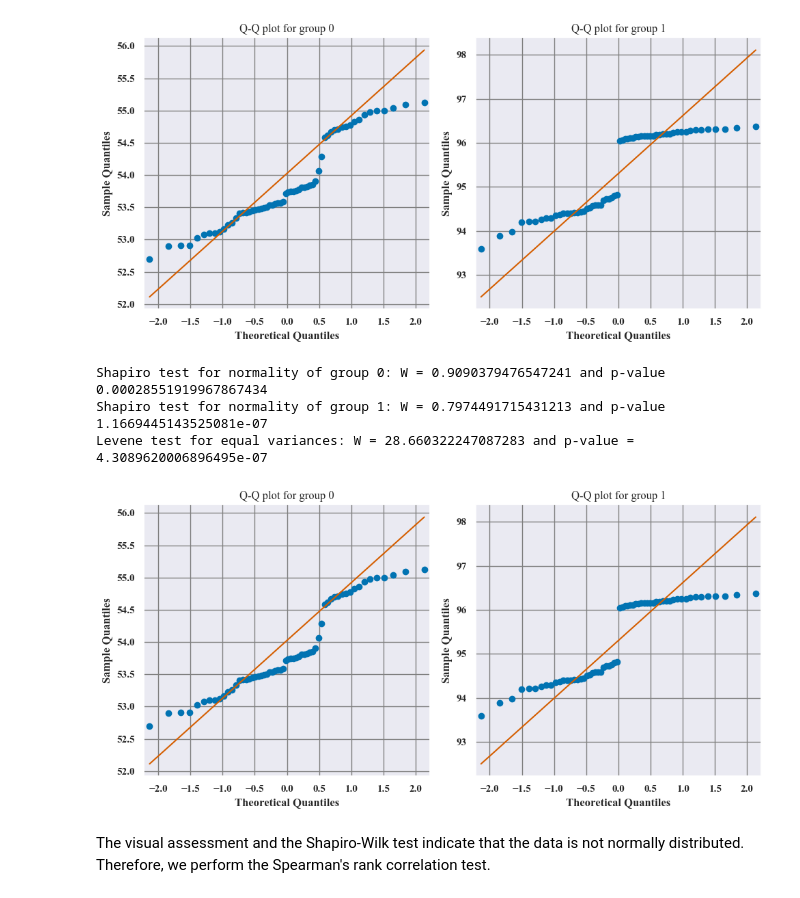
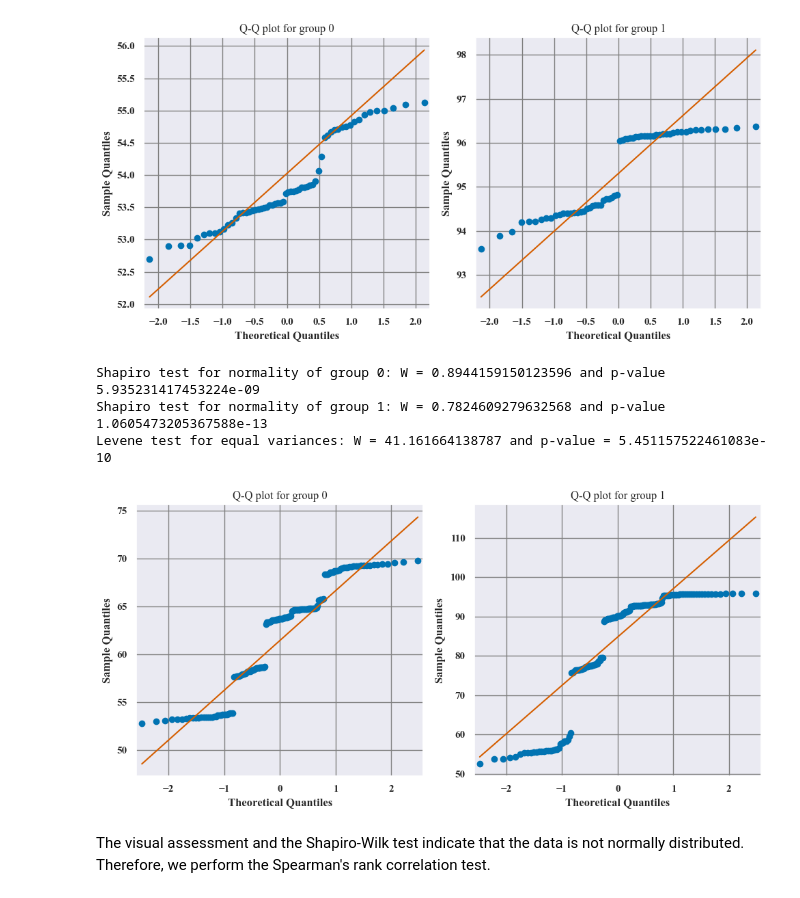
Before and after one commit to GAISSA-UPC/seaa2023_ect, a Jupyter notebook: data-analysis.ipynb, the cells around one changed output. Saved outputs shown, nothing was run; the diff lists cells and outputs as text; code cells hidden in the pictures.

```diff
--- a/data-analysis.ipynb
+++ b/data-analysis.ipynb
@@ -479,0 +550,3 @@ boxplot(
+# %%
+cloud_resnet50_no_temp_outliers = cloud_resnet50.sort_values(by="temperature", ascending=False).iloc[:-5]
+print("Cloud ResNet50 remaining samples:", cloud_resnet50_no_temp_outliers.shape[0])
@@ -516,0 +613,3 @@ boxplot(
+# %%
+local_ml_mobilenet_no_temp_outliers = local_ml_mobilenet.sort_values(by="temperature", ascending=False).iloc[7:]
+print("Local ML MobileNet V2 remaining samples:", local_ml_mobilenet_no_temp_outliers.shape[0])
@@ -516,0 +639,3 @@ boxplot(
+# %%
+local_ml_resnet50_no_temp_outliers = local_ml_resnet50.sort_values(by="temperature", ascending=False).iloc[:-1]
+print("Local ML ResNet50 remaining samples:", local_ml_resnet50_no_temp_outliers.shape[0])
@@ -629,6 +756,23 @@ if SAVE_FIGS:
 ### Impact of temperature on GPU usage
 
 As with the energy consumption, we do not observe a particular correlation between temperature and GPU usage in a general view. However, when looking at the data for each environment separately, we there seems to be a positive correlation between temperature and GPU usage.
+# %%
+temp_vs_gpu_df = pd.concat(
+    [
+        cloud_mobilenet,
+        pd.merge(cloud_nasnet_no_temp_outliers, cloud_nasnet_no_gpu_outliers, how="inner"),
+        cloud_xception,
+        pd.merge(cloud_resnet50_no_temp_outliers, cloud_resnet50_no_gpu_outliers, how="inner"),
+        cloud_vgg16,
+        local_n_mobilenet,
+        local_n_nasnet,
+        pd.merge(local_ml_mobilenet_no_temp_outliers, local_ml_mobilenet_no_gpu_outliers, how="inner"),
+        local_ml_nasnet,
+        local_ml_xception,
+        local_ml_resnet50_no_temp_outliers,
+        local_ml_vgg16,
+    ]
+)
 # %%
 _, axes = plt.subplots(1, 1, figsize=((7, 7)))
 ax = sns.scatterplot(
@@ -671,13 +815,13 @@ Shapiro test for normality of group 1: W = 0.7974491715431213 and p-value 1.1669
 Levene test for equal variances: W = 28.660322247087283 and p-value = 4.3089620006896495e-07
 [figure]
 # %%
-local_ml_df = temp_vs_energy_df.query("`training environment` == 'Local ML'")
-test_assumptions(local_n_df["temperature"], local_n_df["gpu_usage"], nrows=1, ncols=2, figsize=(10, 5))
+local_ml_df = temp_vs_gpu_df.query("`training environment` == 'Local ML'")
+test_assumptions(local_ml_df["temperature"], local_ml_df["gpu_usage"], nrows=1, ncols=2, figsize=(10, 5))
 # %% [output]
-Shapiro test for normality of group 0: W = 0.9090379476547241 and p-value 0.00028551919967867434
-Shapiro test for normality of group 1: W = 0.7974491715431213 and p-value 1.1669445143525081e-07
-Levene test for equal variances: W = 28.660322247087283 and p-value = 4.3089620006896495e-07
+Shapiro test for normality of group 0: W = 0.8944159150123596 and p-value 5.935231417453224e-09
+Shapiro test for normality of group 1: W = 0.7824609279632568 and p-value 1.0605473205367588e-13
+Levene test for equal variances: W = 41.161664138787 and p-value = 5.451157522461083e-10
-[figure, old version]
+[figure, new version]
 # %% [markdown]
 The visual assessment and the Shapiro-Wilk test indicate that the data is not normally distributed. Therefore, we perform the Spearman's rank correlation test.
 # %% [markdown]
```
Also changed, not shown: parts of 95 cells of this notebook, 1 other file.
